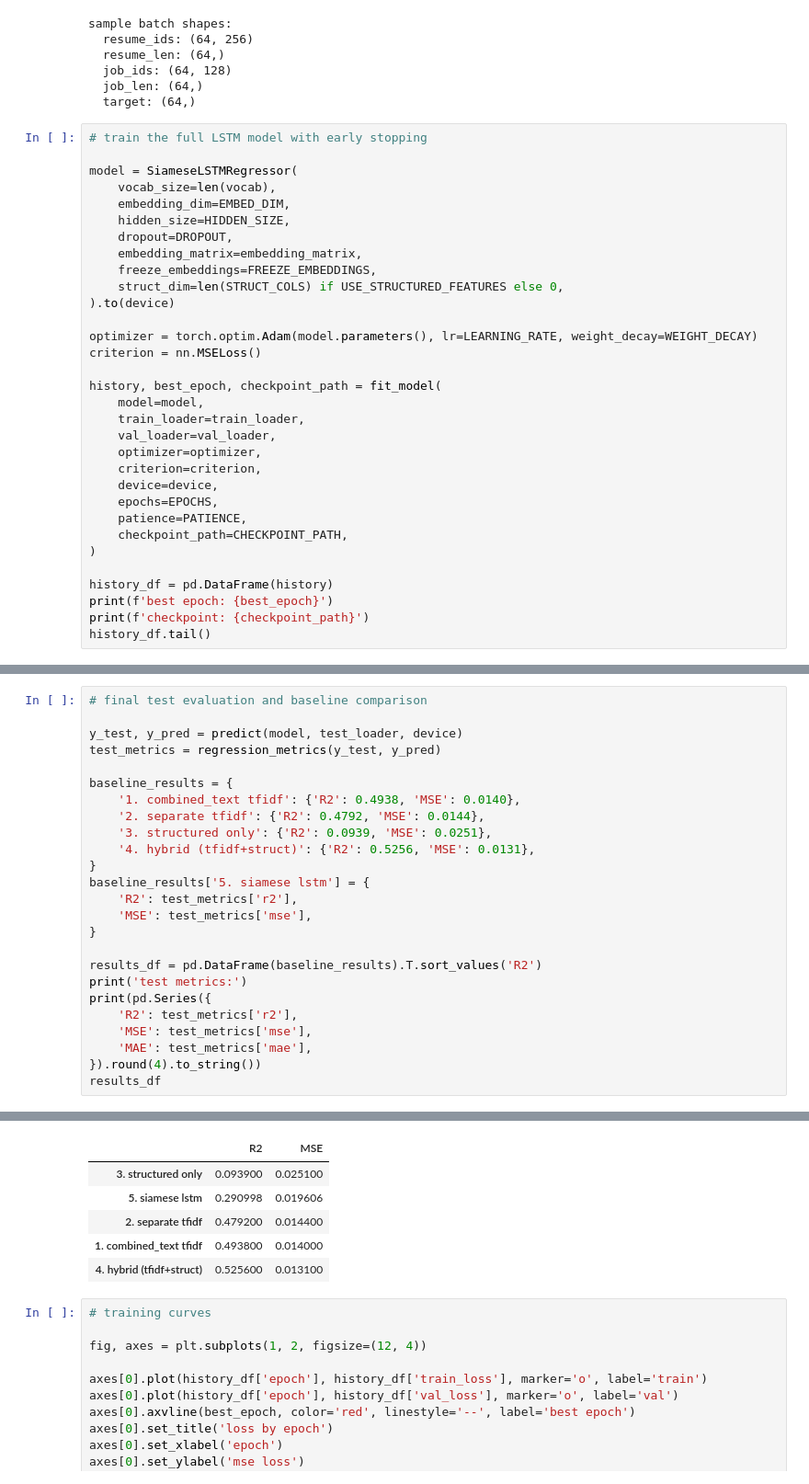
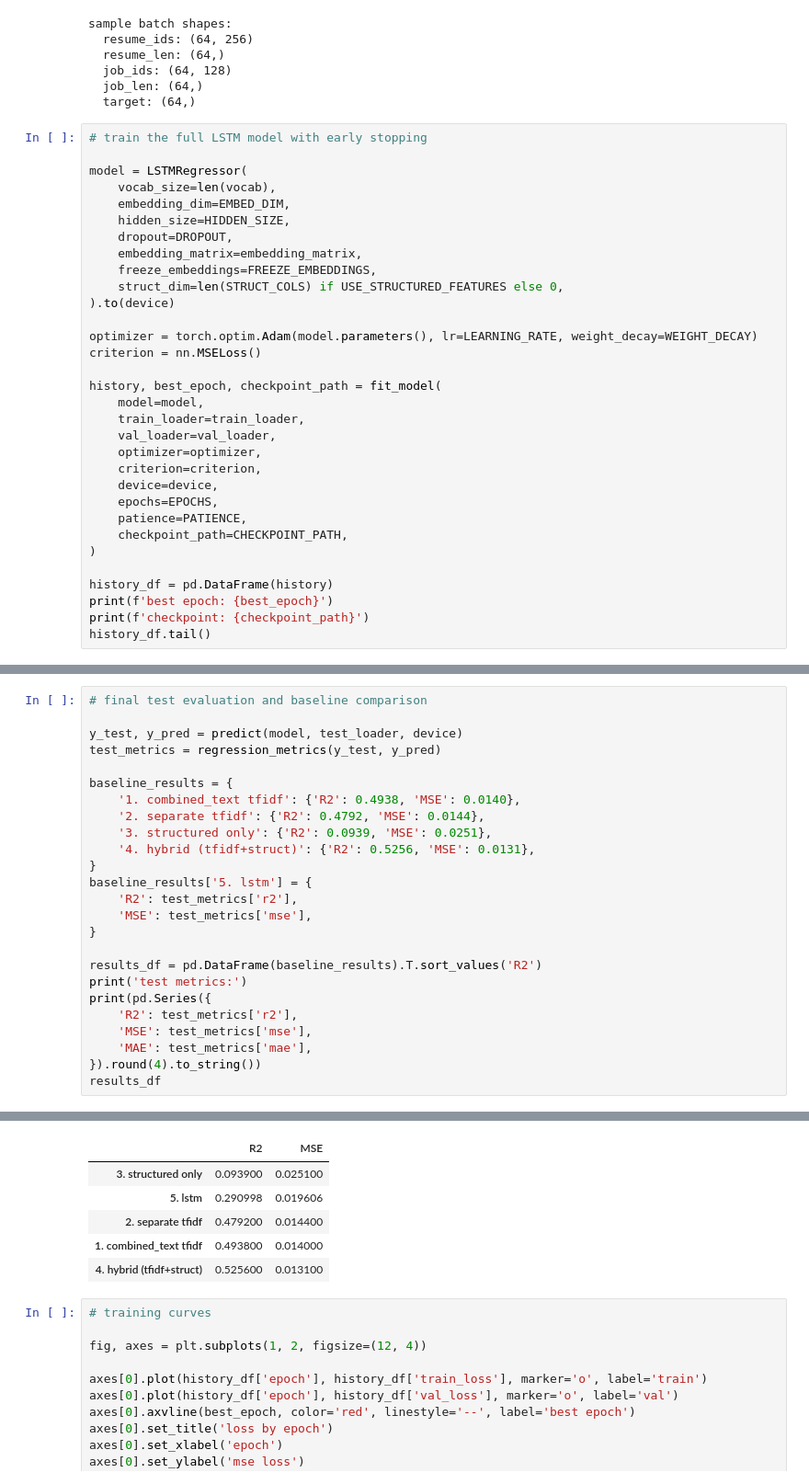
Before and after one commit to aidanessig/4120-initial-investigation, a Jupyter notebook: lstm/lstm_experiment.ipynb, the cells around one changed output, grey strips where cells are left out. Shown at 92% size. Saved outputs shown, nothing was run; the diff lists cells and outputs as text.

```diff
--- a/lstm/lstm_experiment.ipynb
+++ b/lstm/lstm_experiment.ipynb
@@ -169,7 +169,7 @@ sample batch shapes:
 # %%
 # train the full LSTM model with early stopping
 
-model = SiameseLSTMRegressor(
+model = LSTMRegressor(
     vocab_size=len(vocab),
     embedding_dim=EMBED_DIM,
     hidden_size=HIDDEN_SIZE,
@@ -211,35 +211,35 @@ checkpoint: artifacts\siamese_lstm_best.pt
 # final test evaluation and baseline comparison
 
 y_test, y_pred = predict(model, test_loader, device)
 test_metrics = regression_metrics(y_test, y_pred)
 
 baseline_results = {
     '1. combined_text tfidf': {'R2': 0.4938, 'MSE': 0.0140},
     '2. separate tfidf': {'R2': 0.4792, 'MSE': 0.0144},
     '3. structured only': {'R2': 0.0939, 'MSE': 0.0251},
     '4. hybrid (tfidf+struct)': {'R2': 0.5256, 'MSE': 0.0131},
 }
-baseline_results['5. siamese lstm'] = {
+baseline_results['5. lstm'] = {
     'R2': test_metrics['r2'],
     'MSE': test_metrics['mse'],
 }
 
 results_df = pd.DataFrame(baseline_results).T.sort_values('R2')
 print('test metrics:')
 print(pd.Series({
     'R2': test_metrics['r2'],
     'MSE': test_metrics['mse'],
     'MAE': test_metrics['mae'],
 }).round(4).to_string())
 results_df
 # %% [output]
 test metrics:
 R2     0.2910
 MSE    0.0196
 MAE    0.1110
 |  | R2 | MSE |
 | 3. structured only | 0.093900 | 0.025100 |
-| 5. siamese lstm | 0.290998 | 0.019606 |
+| 5. lstm | 0.290998 | 0.019606 |
 | 2. separate tfidf | 0.479200 | 0.014400 |
 | 1. combined_text tfidf | 0.493800 | 0.014000 |
 | 4. hybrid (tfidf+struct) | 0.525600 | 0.013100 |
```
Also changed, not shown: parts of 3 cells of this notebook, 21 other files.
